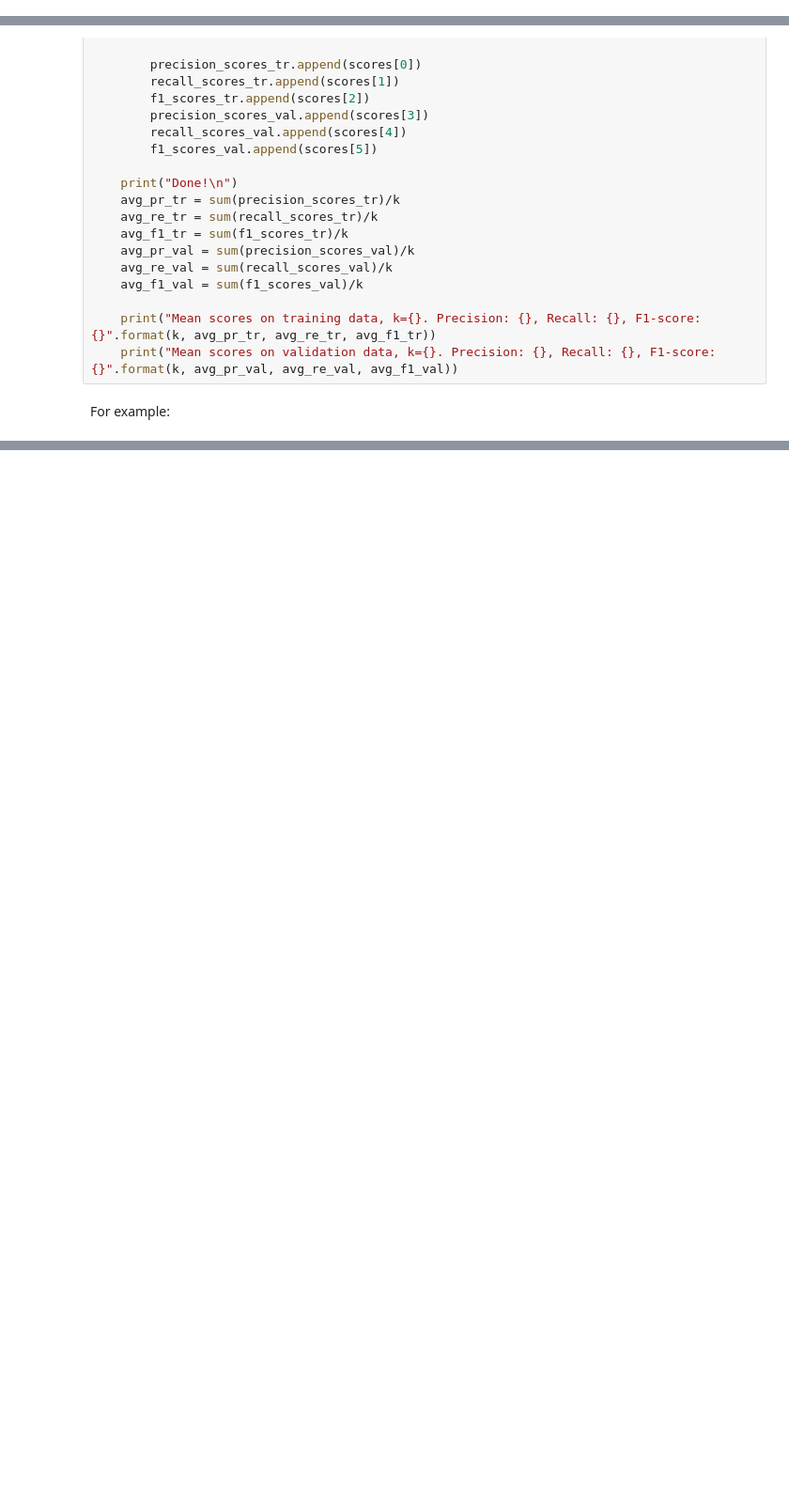
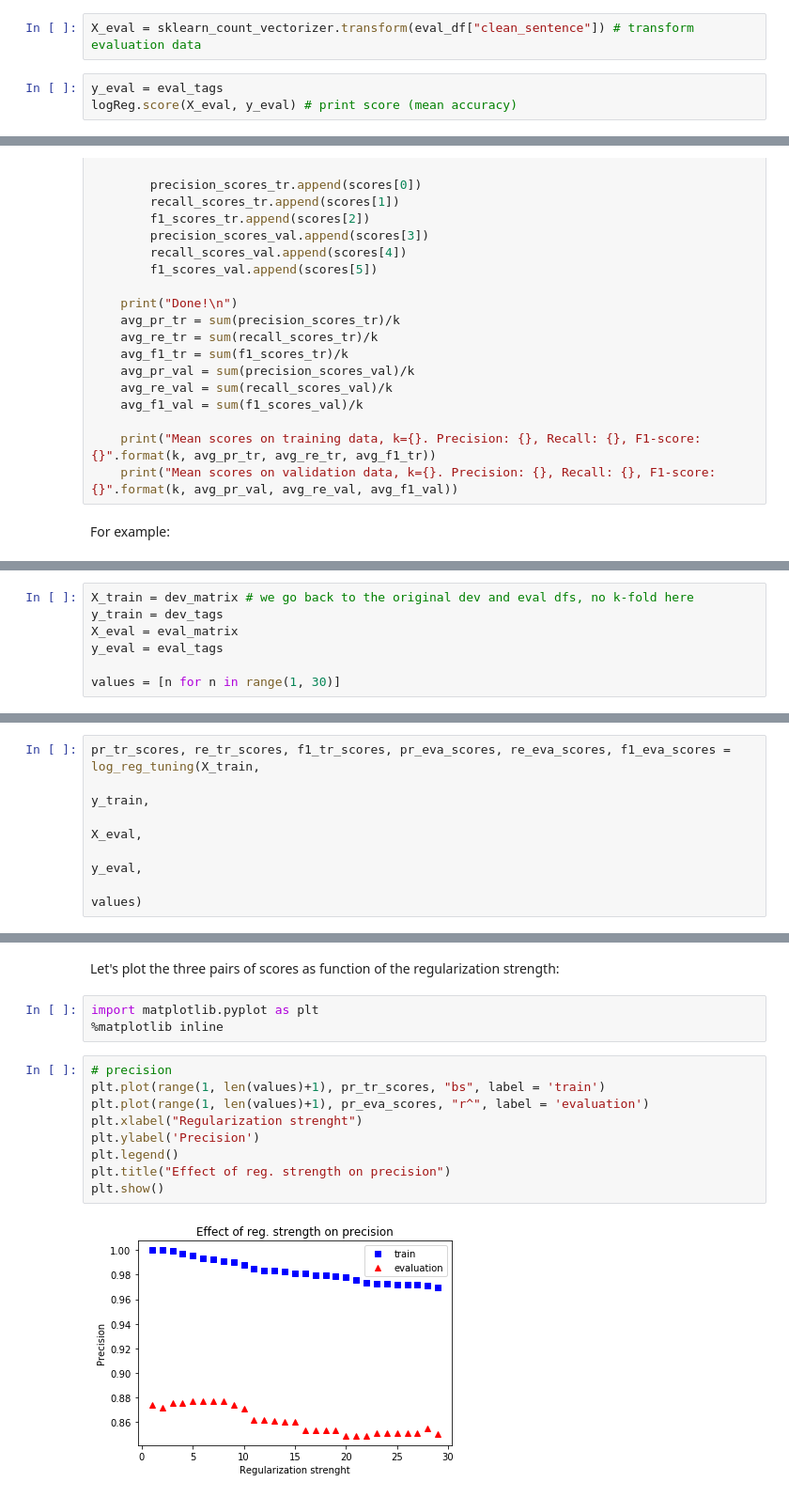
Before and after one commit to mic-he/TueSNLP, a Jupyter notebook: 2018/assignment3.ipynb, the cells around one changed output, grey strips where cells are left out. Shown at 94% size. Cells and saved outputs as stored; diff of their text form; blank space fills up the shorter version.

```diff
--- a/2018/assignment3.ipynb
+++ b/2018/assignment3.ipynb
@@ -277,0 +301,5 @@ Pretty bad generalization.
+# %%
+X_eval = sklearn_count_vectorizer.transform(eval_df["clean_sentence"]) # transform evaluation data
+# %%
+y_eval = eval_tags
+logReg.score(X_eval, y_eval) # print score (mean accuracy)
@@ -573,0 +653,7 @@ Filling in the validation matrix
+# %%
+X_train = dev_matrix # we go back to the original dev and eval dfs, no k-fold here
+y_train = dev_tags
+X_eval = eval_matrix
+y_eval = eval_tags
+
+values = [n for n in range(1, 30)]
@@ -573,0 +678,6 @@ Filling in the validation matrix
+# %%
+pr_tr_scores, re_tr_scores, f1_tr_scores, pr_eva_scores, re_eva_scores, f1_eva_scores = log_reg_tuning(X_train,
+                                                                                                       y_train,
+                                                                                                       X_eval,
+                                                                                                       y_eval,
+                                                                                                       values)
@@ -573,0 +689,16 @@ Filling in the validation matrix
+# %% [markdown]
+Let's plot the three pairs of scores as function of the regularization strength:
+# %%
+import matplotlib.pyplot as plt
+%matplotlib inline
+# %%
+# precision
+plt.plot(range(1, len(values)+1), pr_tr_scores, "bs", label = 'train')
+plt.plot(range(1, len(values)+1), pr_eva_scores, "r^", label = 'evaluation')
+plt.xlabel("Regularization strenght")
+plt.ylabel('Precision')
+plt.legend()
+plt.title("Effect of reg. strength on precision")
+plt.show()
+# %% [output]
+[figure, added]
```
Also changed, not shown: parts of 32 cells of this notebook, 1 other file.
